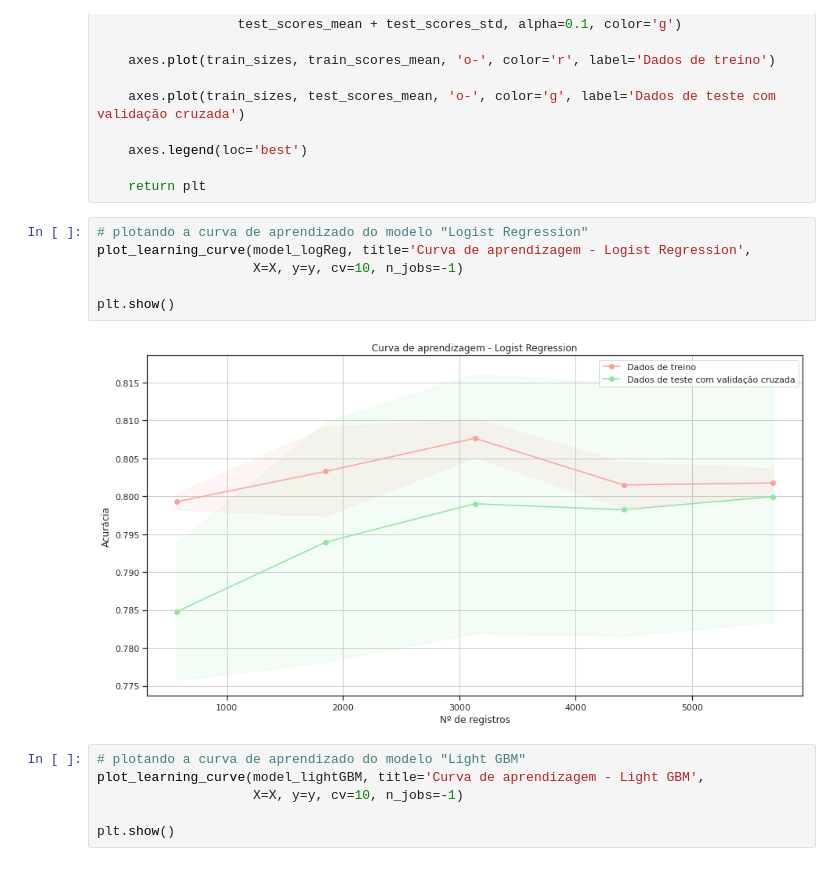
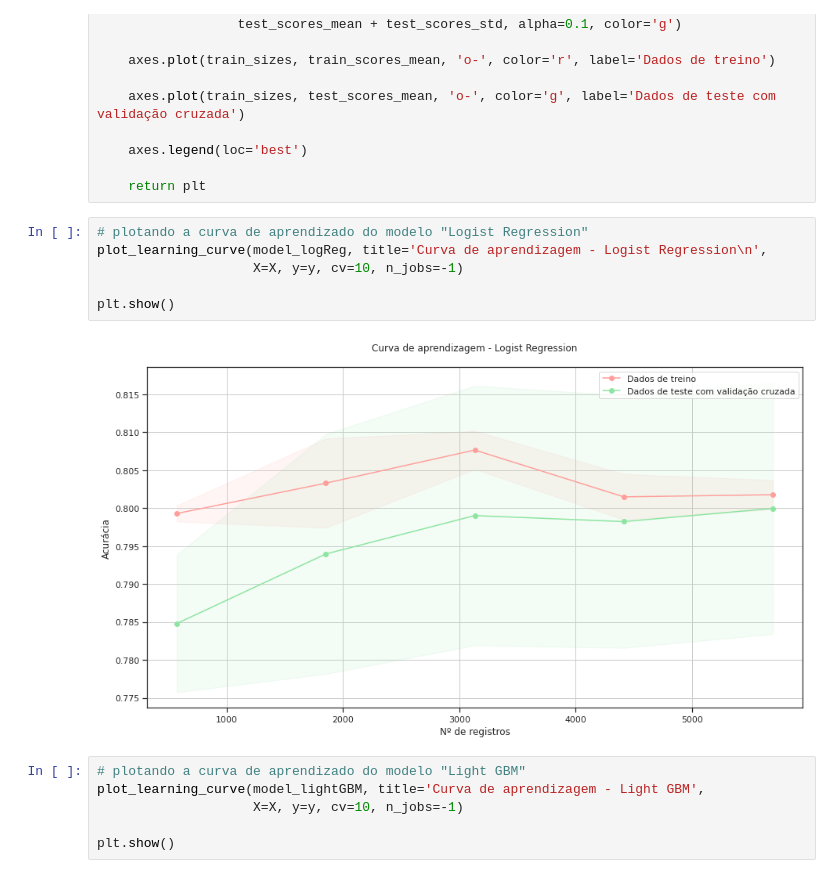
Before and after one commit to FGalvao77/Classificador-de-CHURN, a Jupyter notebook: Classificador_de_Churn.ipynb, the cells around one changed output. Saved outputs shown, nothing was run; the diff lists cells and outputs as text.

```diff
--- a/Classificador_de_Churn.ipynb
+++ b/Classificador_de_Churn.ipynb
@@ -1151,12 +1156,12 @@ def plot_learning_curve(estimator, title, X, y, axes=None, ylim=None, cv=None, n
     return plt
 # %%
 # plotando a curva de aprendizado do modelo "Logist Regression"
-plot_learning_curve(model_logReg, title='Curva de aprendizagem - Logist Regression',
+plot_learning_curve(model_logReg, title='Curva de aprendizagem - Logist Regression\n',
                     X=X, y=y, cv=10, n_jobs=-1)
 
 plt.show()
 # %% [output]
-[figure, old version]
+[figure, new version]
 # %%
 # plotando a curva de aprendizado do modelo "Light GBM"
 plot_learning_curve(model_lightGBM, title='Curva de aprendizagem - Light GBM',
```
Also changed, not shown: parts of 10 cells of this notebook.
